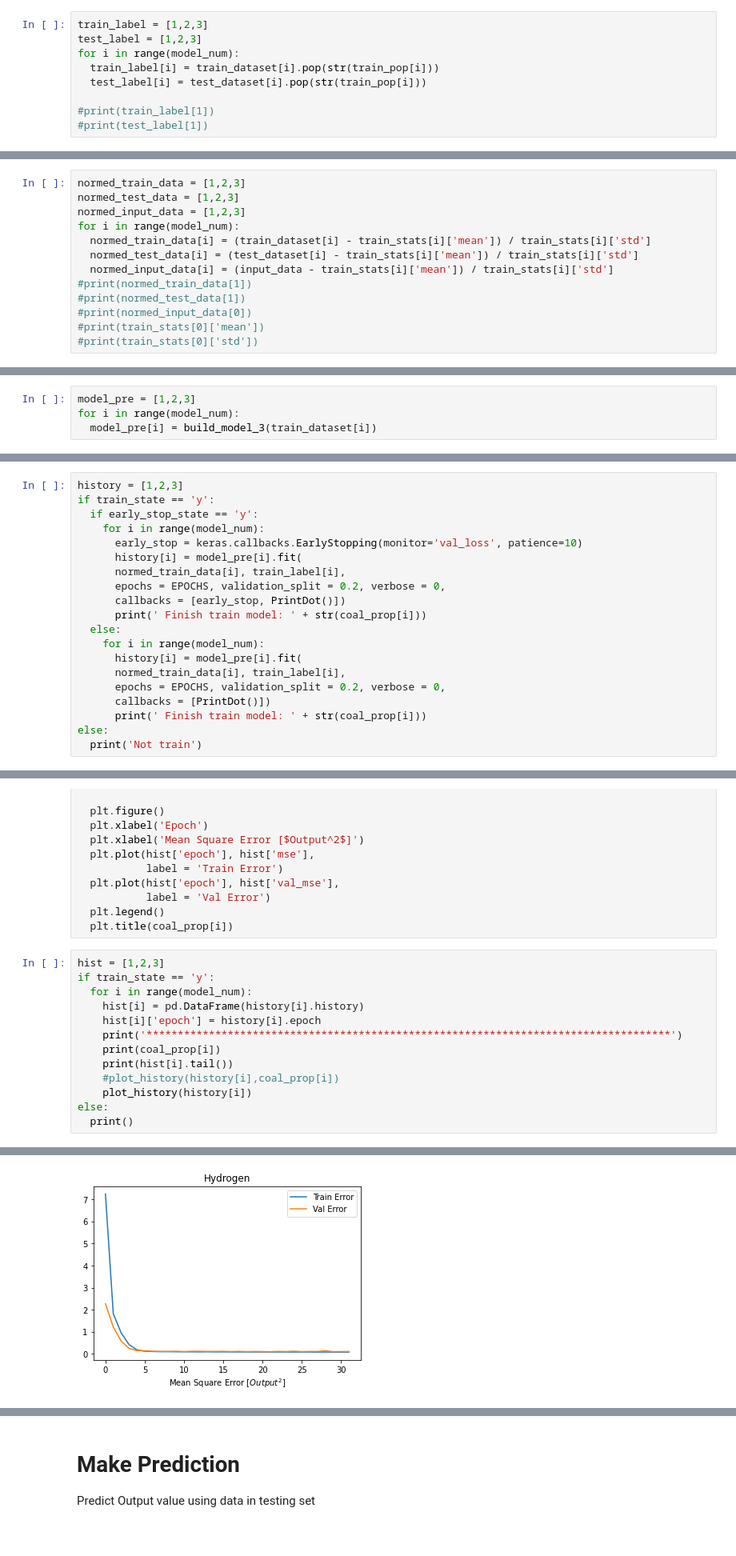
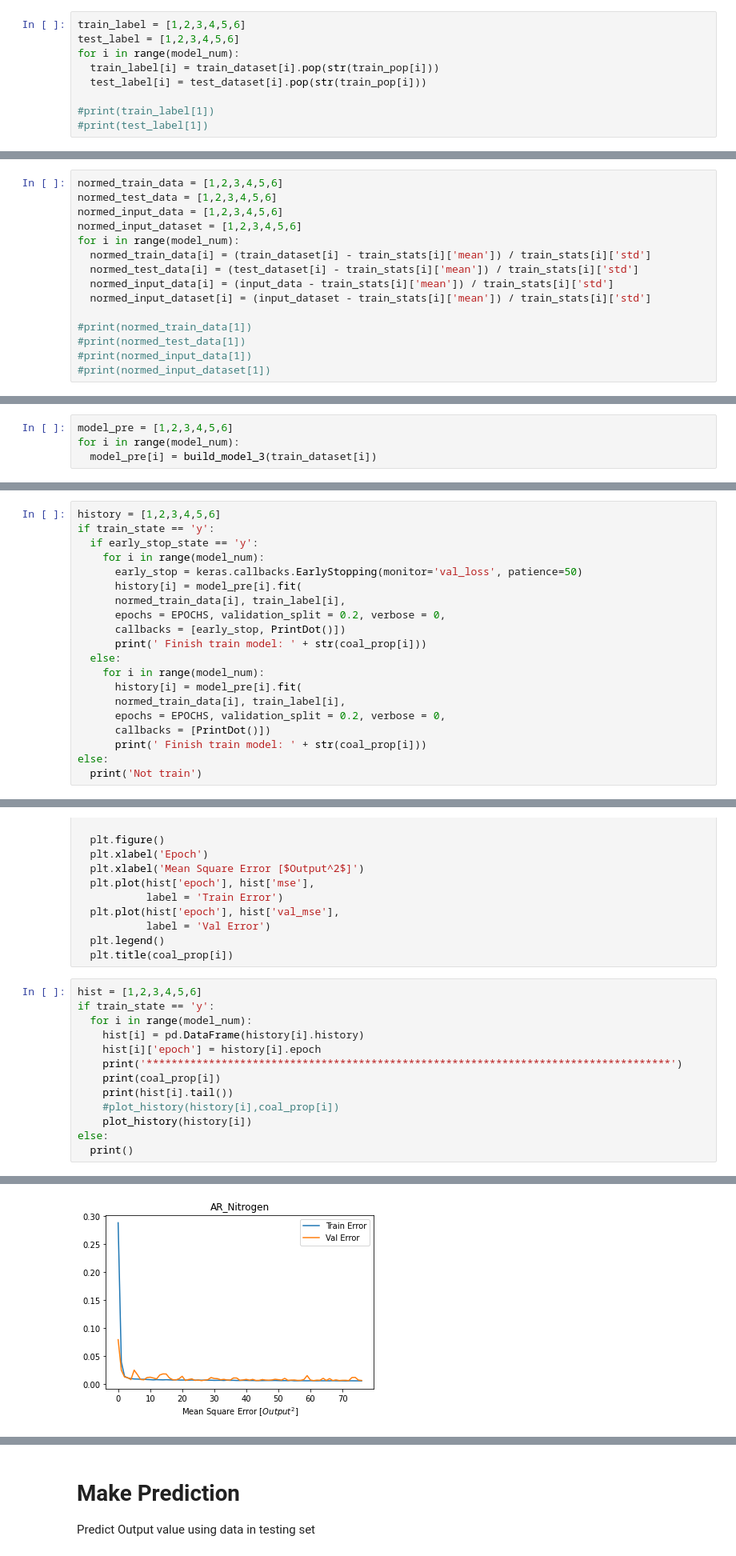
Before and after one commit to pitimonb/coal_analysis, a Jupyter notebook: coal_analysis_training.ipynb, the cells around one changed output, grey strips where cells are left out. Shown at 80% size. Drawn from its saved outputs; the diff is of its cells as text.

```diff
--- a/coal_analysis_training.ipynb
+++ b/coal_analysis_training.ipynb
@@ -143,8 +207,8 @@ train_stats[1]
 # Split feature form label
 Separate the target value (label) form feature. Label = value that train model to predict.
 # %%
-train_label = [1,2,3]
-test_label = [1,2,3]
+train_label = [1,2,3,4,5,6]
+test_label = [1,2,3,4,5,6]
 for i in range(model_num):
   train_label[i] = train_dataset[i].pop(str(train_pop[i]))
   test_label[i] = test_dataset[i].pop(str(train_pop[i]))
@@ -154,18 +218,20 @@ for i in range(model_num):
 # %% [markdown]
 # Normalize Data
 # %%
-normed_train_data = [1,2,3]
-normed_test_data = [1,2,3]
-normed_input_data = [1,2,3]
+normed_train_data = [1,2,3,4,5,6]
+normed_test_data = [1,2,3,4,5,6]
+normed_input_data = [1,2,3,4,5,6]
+normed_input_dataset = [1,2,3,4,5,6]
 for i in range(model_num):
   normed_train_data[i] = (train_dataset[i] - train_stats[i]['mean']) / train_stats[i]['std']
   normed_test_data[i] = (test_dataset[i] - train_stats[i]['mean']) / train_stats[i]['std']
   normed_input_data[i] = (input_data - train_stats[i]['mean']) / train_stats[i]['std']
+  normed_input_dataset[i] = (input_dataset - train_stats[i]['mean']) / train_stats[i]['std']
+
 #print(normed_train_data[1])
 #print(normed_test_data[1])
-#print(normed_input_data[0])
-#print(train_stats[0]['mean'])
-#print(train_stats[0]['std'])
+#print(normed_input_data[1])
+#print(normed_input_dataset[1])
 # %% [markdown]
 # The Model
 # %%
@@ -213,7 +278,7 @@ def build_model_3(x):
                  metrics = ['mae', 'mse'])
   return model
 # %%
-model_pre = [1,2,3]
+model_pre = [1,2,3,4,5,6]
 for i in range(model_num):
   model_pre[i] = build_model_3(train_dataset[i])
 # %% [markdown]
@@ -228,11 +293,11 @@ class PrintDot(keras.callbacks.Callback):
 
 EPOCHS = 1500
 # %%
-history = [1,2,3]
+history = [1,2,3,4,5,6]
 if train_state == 'y':
   if early_stop_state == 'y':
     for i in range(model_num):
-      early_stop = keras.callbacks.EarlyStopping(monitor='val_loss', patience=10)
+      early_stop = keras.callbacks.EarlyStopping(monitor='val_loss', patience=50)
       history[i] = model_pre[i].fit(
       normed_train_data[i], train_label[i],
       epochs = EPOCHS, validation_split = 0.2, verbose = 0,
@@ -281,7 +358,7 @@ def plot_history(history):
   plt.legend()
   plt.title(coal_prop[i])
 # %%
-hist = [1,2,3]
+hist = [1,2,3,4,5,6]
 if train_state == 'y':
   for i in range(model_num):
     hist[i] = pd.DataFrame(history[i].history)
@@ -317 +394 @@ Hydrogen
-[figure, old version]
+[figure, new version]
```
Also changed, not shown: parts of 30 cells of this notebook.
